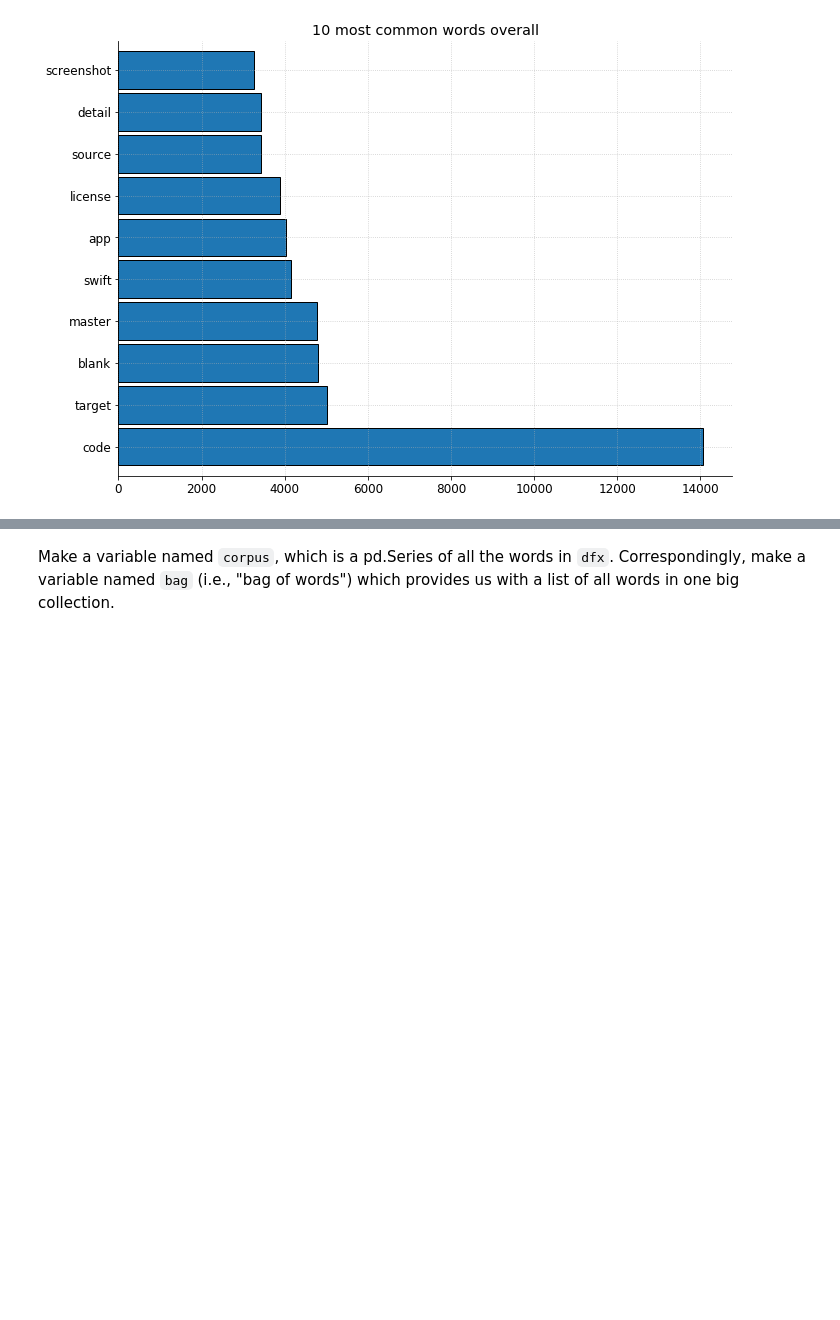
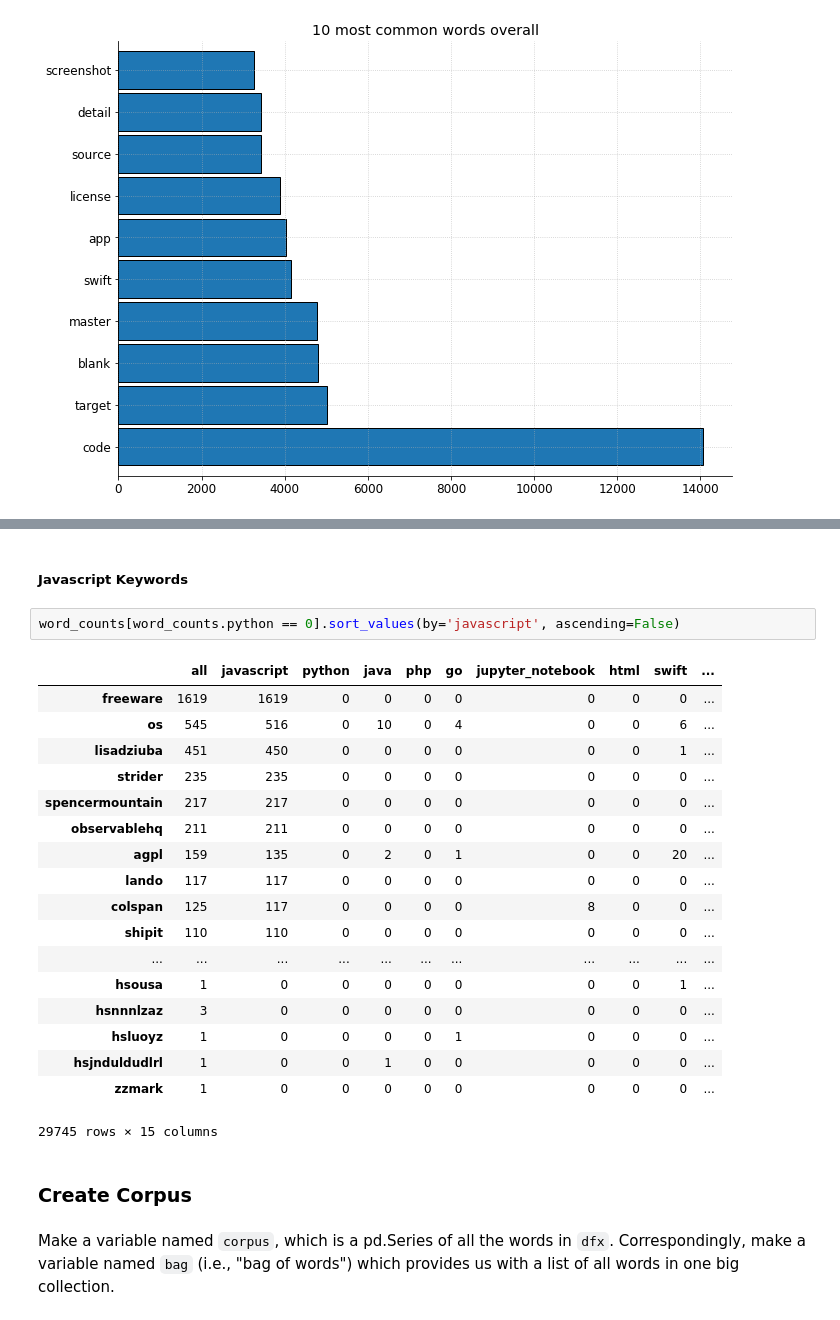
Before and after one commit to pellegrino-nlp/nlp_project, a Jupyter notebook: working_file.ipynb, the cells around one changed output, grey strips where cells are left out. Saved outputs shown, nothing was run; the diff lists cells and outputs as text; blank space fills up the shorter version.

```diff
--- a/working_file.ipynb
+++ b/working_file.ipynb
@@ -387,3 +480,28 @@ plt.show()
+# %% [markdown]
+##### Javascript Keywords
+# %%
+word_counts[word_counts.python == 0].sort_values(by='javascript', ascending=False)
+# %% [output]
+|  | all | javascript | python | java | php | go | jupyter_notebook | html | swift | ... |
+| freeware | 1619 | 1619 | 0 | 0 | 0 | 0 | 0 | 0 | 0 | ... |
+| os | 545 | 516 | 0 | 10 | 0 | 4 | 0 | 0 | 6 | ... |
+| lisadziuba | 451 | 450 | 0 | 0 | 0 | 0 | 0 | 0 | 1 | ... |
+| strider | 235 | 235 | 0 | 0 | 0 | 0 | 0 | 0 | 0 | ... |
+| spencermountain | 217 | 217 | 0 | 0 | 0 | 0 | 0 | 0 | 0 | ... |
+| observablehq | 211 | 211 | 0 | 0 | 0 | 0 | 0 | 0 | 0 | ... |
+| agpl | 159 | 135 | 0 | 2 | 0 | 1 | 0 | 0 | 20 | ... |
+| lando | 117 | 117 | 0 | 0 | 0 | 0 | 0 | 0 | 0 | ... |
+| colspan | 125 | 117 | 0 | 0 | 0 | 0 | 8 | 0 | 0 | ... |
+| shipit | 110 | 110 | 0 | 0 | 0 | 0 | 0 | 0 | 0 | ... |
+| ... | ... | ... | ... | ... | ... | ... | ... | ... | ... | ... |
+| hsousa | 1 | 0 | 0 | 0 | 0 | 0 | 0 | 0 | 1 | ... |
+| hsnnnlzaz | 3 | 0 | 0 | 0 | 0 | 0 | 0 | 0 | 0 | ... |
+| hsluoyz | 1 | 0 | 0 | 0 | 0 | 1 | 0 | 0 | 0 | ... |
+| hsjnduldudlrl | 1 | 0 | 0 | 1 | 0 | 0 | 0 | 0 | 0 | ... |
+| zzmark | 1 | 0 | 0 | 0 | 0 | 0 | 0 | 0 | 0 | ... |
+29745 rows × 15 columns
+# %% [markdown]
+### Create Corpus
 # %% [markdown]
 Make a variable named `corpus`, which is a pd.Series of all the words in `dfx`. Correspondingly, make a variable named `bag` (i.e., "bag of words") which provides us with a list of all words in one big collection.
 # %%
```
Also changed, not shown: parts of 30 cells of this notebook, 1 other file.
